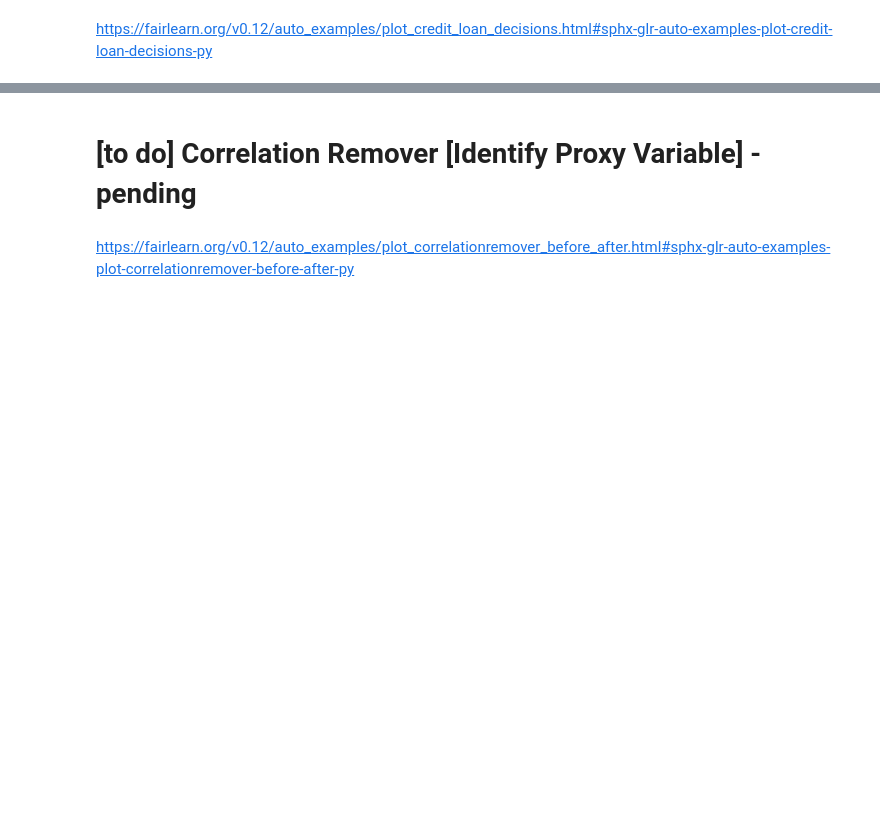
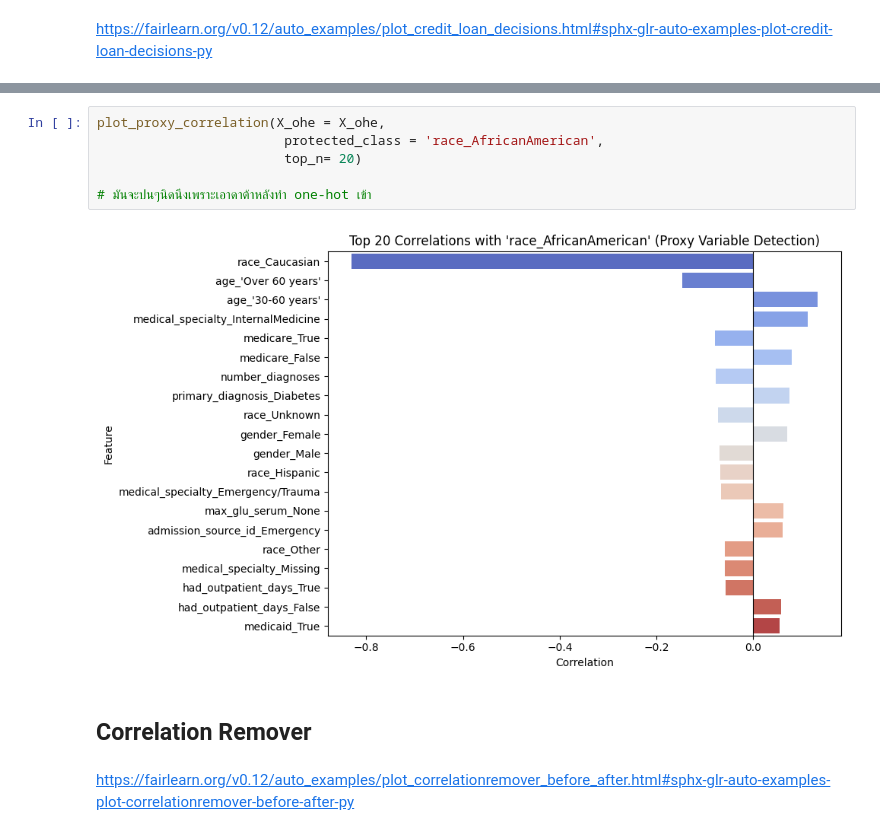
Before and after one commit to lidv94/bias-fairness, a Jupyter notebook: dev_fairlearn.ipynb, the cells around one changed output, grey strips where cells are left out. Saved outputs shown, nothing was run; the diff lists cells and outputs as text; blank space fills up the shorter version.

Commit message:
add proxy and correlation remover

```diff
--- a/dev_fairlearn.ipynb
+++ b/dev_fairlearn.ipynb
@@ -1422,5 +1616,13 @@ https://fairlearn.org/v0.12/auto_examples/plot_credit_loan_decisions.html#sphx-g
+# %%
+plot_proxy_correlation(X_ohe = X_ohe,
+                        protected_class = 'race_AfricanAmerican',
+                        top_n= 20)
+
+# มันจะปนๆนิดนึงเพราะเอาดาต้าหลังทำ one-hot เข้า
+# %% [output]
+[figure, added]
 # %% [markdown]
-# [to do] Correlation Remover [Identify Proxy Variable] - pending
+## Correlation Remover
 # %% [markdown]
 https://fairlearn.org/v0.12/auto_examples/plot_correlationremover_before_after.html#sphx-glr-auto-examples-plot-correlationremover-before-after-py
 # %% [markdown]
```
Also changed, not shown: parts of 65 cells of this notebook, 1 other file.
